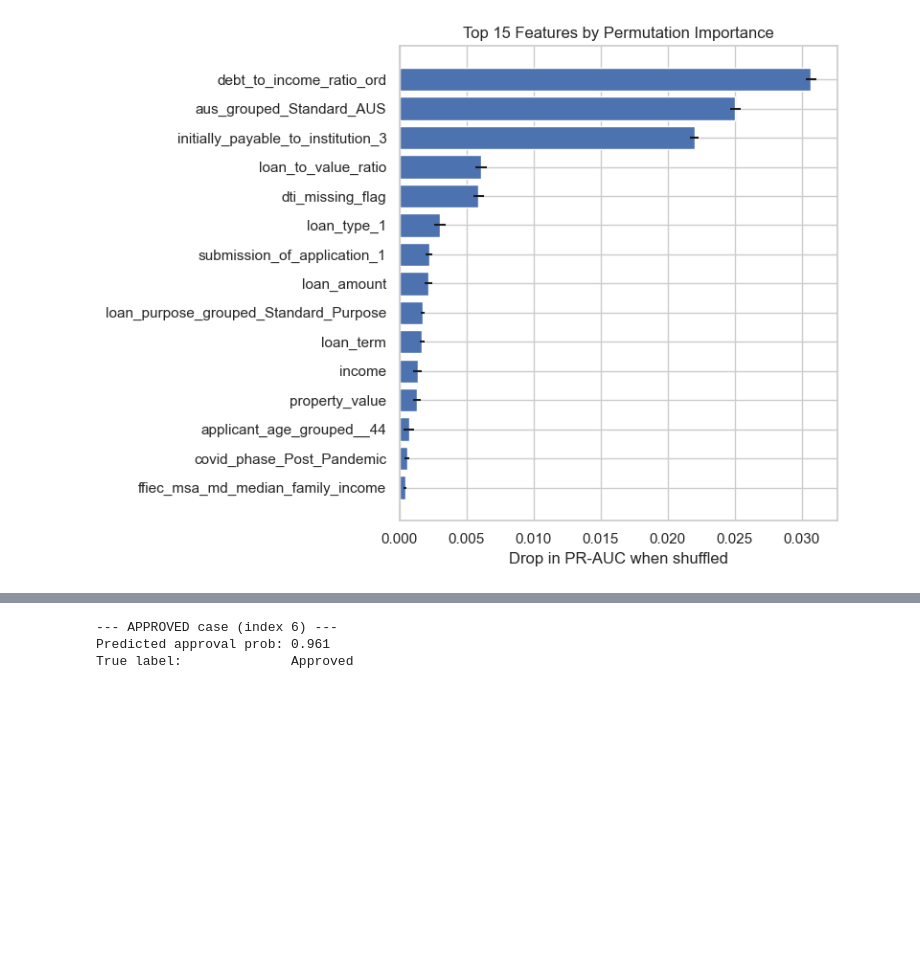
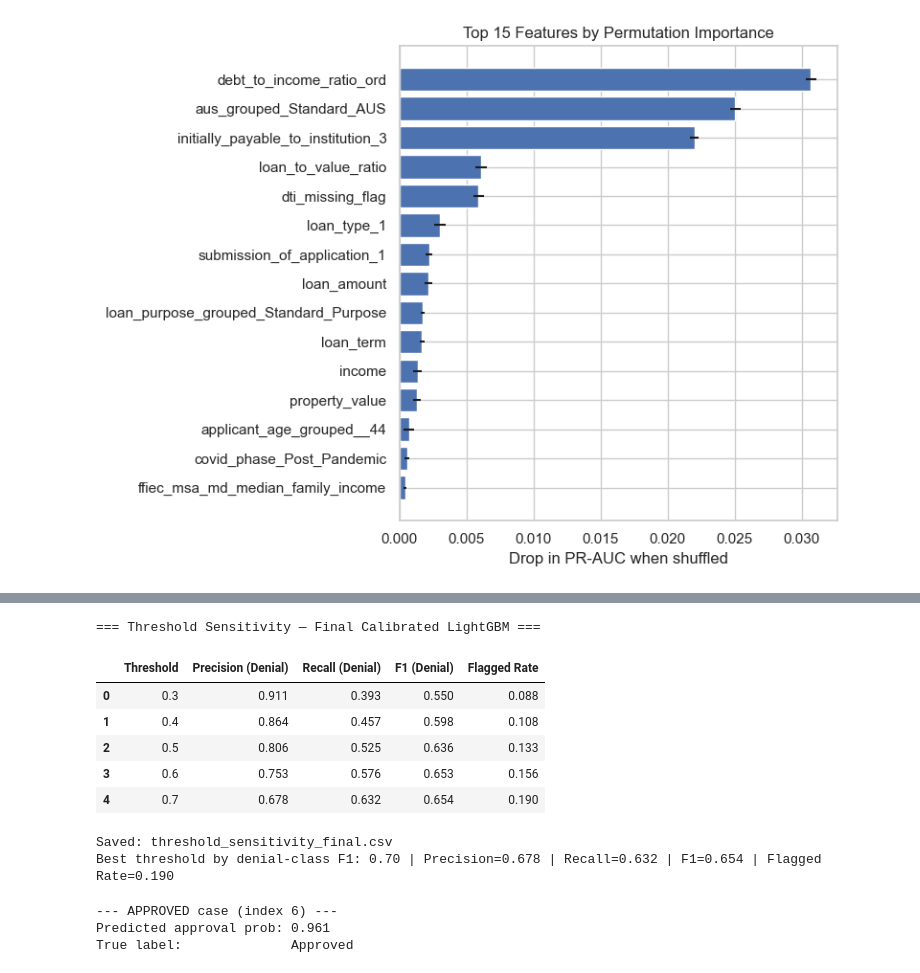
Before and after one commit to xsxsx-999/5243-project4, a Jupyter notebook: model/modeling.ipynb, the cells around one changed output, grey strips where cells are left out. Saved outputs shown, nothing was run; the diff lists cells and outputs as text; code cells hidden in the pictures; blank space fills up the shorter version.

```diff
--- a/model/modeling.ipynb
+++ b/model/modeling.ipynb
@@ -497,7 +494,7 @@ plt.show()
 # %%
 
 # Drop leakage features identified during model interpretation
-
+neg_pos_ratio = (y_train == 0).sum() / (y_train == 1).sum()
 leakage_cols = [c for c in X_train.columns if c.startswith("initially_payable_to_institution")]
 print("Dropping:", leakage_cols)
 
@@ -575,42 +581,43 @@ y_proba = final_model.predict_proba(X_test)[:, 1]
 
 for t in thresholds:
     y_pred_t = (y_proba >= t).astype(int)
 
     threshold_rows.append({
         "Threshold": t,
         "Precision (Denial)": precision_score(y_test, y_pred_t, pos_label=0, zero_division=0),
         "Recall (Denial)": recall_score(y_test, y_pred_t, pos_label=0, zero_division=0),
         "F1 (Denial)": f1_score(y_test, y_pred_t, pos_label=0, zero_division=0),
         "Flagged Rate": np.mean(y_pred_t == 0),
     })
 
 threshold_results = pd.DataFrame(threshold_rows)
 
 print("=== Threshold Sensitivity — Final Calibrated LightGBM ===")
 display(threshold_results.round(3))
 
 threshold_results.to_csv("threshold_sensitivity_final.csv", index=False)
 print("Saved: threshold_sensitivity_final.csv")
 
 best_row = threshold_results.loc[threshold_results["F1 (Denial)"].idxmax()]
 best_threshold = best_row["Threshold"]
 
 print(
     f"Best threshold by denial-class F1: {best_threshold:.2f} "
     f"| Precision={best_row['Precision (Denial)']:.3f} "
     f"| Recall={best_row['Recall (Denial)']:.3f} "
     f"| F1={best_row['F1 (Denial)']:.3f} "
     f"| Flagged Rate={best_row['Flagged Rate']:.3f}"
 )
-
-# Markdown table for the report
-report_table = threshold_results.copy()
-report_table["Threshold"] = report_table["Threshold"].map(lambda x: f"{x:.1f}")
-for col in ["Precision (Denial)", "Recall (Denial)", "F1 (Denial)", "Flagged Rate"]:
-    report_table[col] = report_table[col].map(lambda x: f"{x:.3f}")
-
-print("\nMarkdown table for report:")
-print(report_table.to_markdown(index=False))
+# %% [output]
+=== Threshold Sensitivity — Final Calibrated LightGBM ===
+|  | Threshold | Precision (Denial) | Recall (Denial) | F1 (Denial) | Flagged Rate |
+| 0 | 0.3 | 0.911 | 0.393 | 0.550 | 0.088 |
+| 1 | 0.4 | 0.864 | 0.457 | 0.598 | 0.108 |
+| 2 | 0.5 | 0.806 | 0.525 | 0.636 | 0.133 |
+| 3 | 0.6 | 0.753 | 0.576 | 0.653 | 0.156 |
+| 4 | 0.7 | 0.678 | 0.632 | 0.654 | 0.190 |
+Saved: threshold_sensitivity_final.csv
+Best threshold by denial-class F1: 0.70 | Precision=0.678 | Recall=0.632 | F1=0.654 | Flagged Rate=0.190
 # %%
 
 # SHAP force plots — local explanations for 3 example applicants
```
Also changed, not shown: parts of 5 cells of this notebook.
